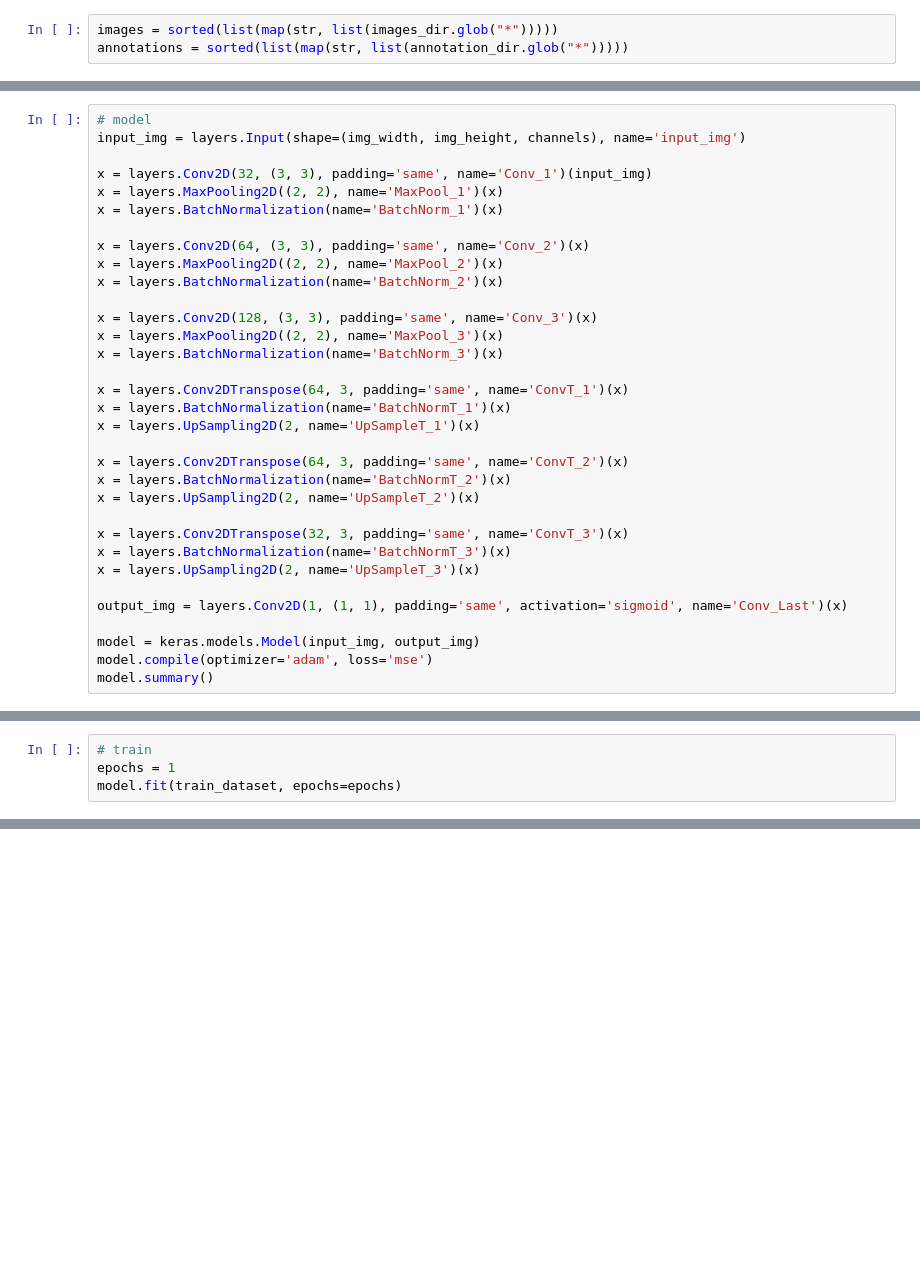
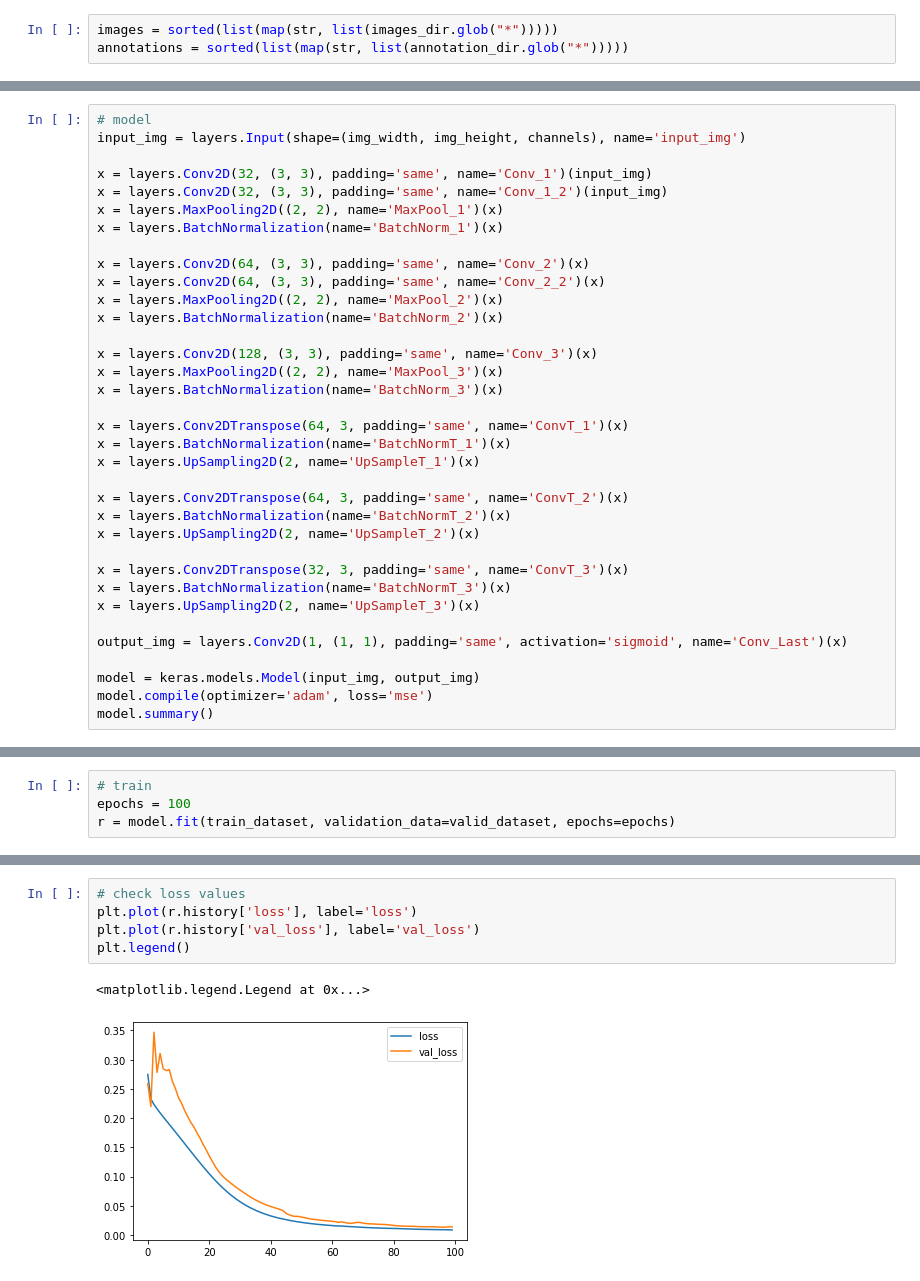
Before and after one commit to RyotaFuwa/line_detection_with_omni_camera, a Jupyter notebook: main.ipynb, the cells around one changed output, grey strips where cells are left out. Cells and saved outputs as stored; diff of their text form; blank space fills up the shorter version.

```diff
--- a/main.ipynb
+++ b/main.ipynb
@@ -91,10 +97,12 @@ see_train_data(1)
 input_img = layers.Input(shape=(img_width, img_height, channels), name='input_img')
 
 x = layers.Conv2D(32, (3, 3), padding='same', name='Conv_1')(input_img)
+x = layers.Conv2D(32, (3, 3), padding='same', name='Conv_1_2')(input_img)
 x = layers.MaxPooling2D((2, 2), name='MaxPool_1')(x)
 x = layers.BatchNormalization(name='BatchNorm_1')(x)
 
 x = layers.Conv2D(64, (3, 3), padding='same', name='Conv_2')(x)
+x = layers.Conv2D(64, (3, 3), padding='same', name='Conv_2_2')(x)
 x = layers.MaxPooling2D((2, 2), name='MaxPool_2')(x)
 x = layers.BatchNormalization(name='BatchNorm_2')(x)
 
@@ -139,6 +147,6 @@ Non-trainable params: 768
 _________________________________________________________________
 # %%
 # train
-epochs = 1
-model.fit(train_dataset, epochs=epochs)
+epochs = 100
+r = model.fit(train_dataset, validation_data=valid_dataset, epochs=epochs)
 # %% [output]
@@ -149,0 +170,8 @@ ValueError: in user code:
+# %%
+# check loss values
+plt.plot(r.history['loss'], label='loss')
+plt.plot(r.history['val_loss'], label='val_loss')
+plt.legend()
+# %% [output]
+<matplotlib.legend.Legend at 0x...>
+[figure, added]
```
Also changed, not shown: parts of 8 cells of this notebook.
